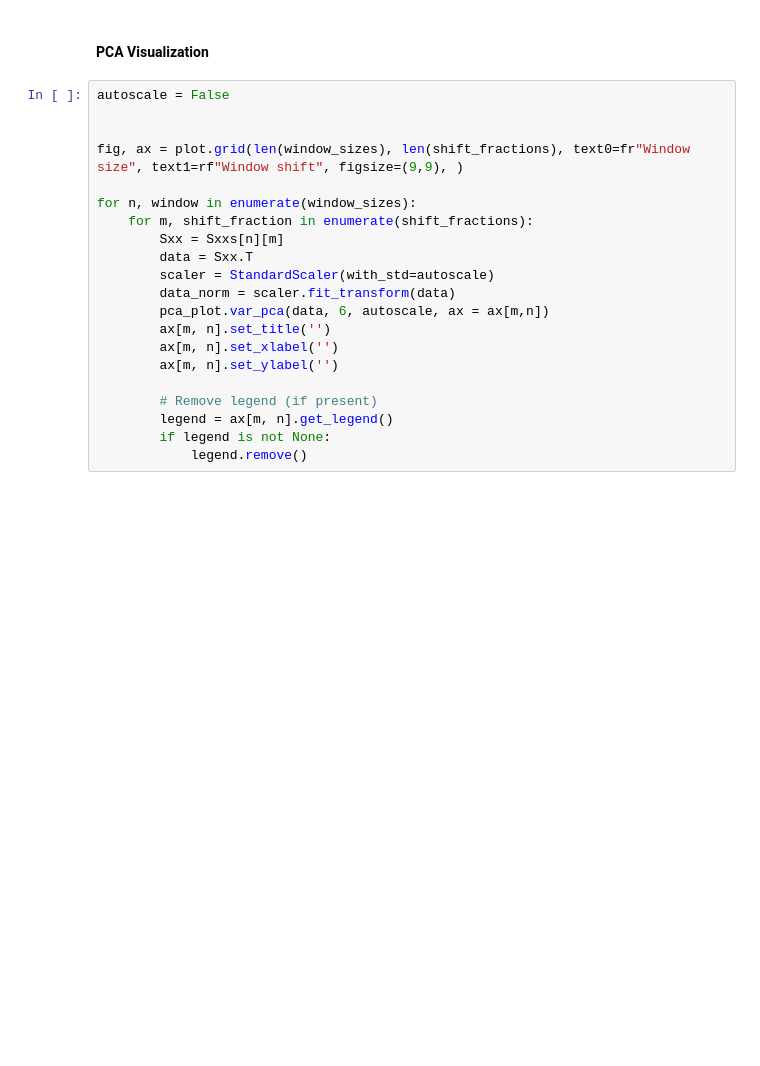
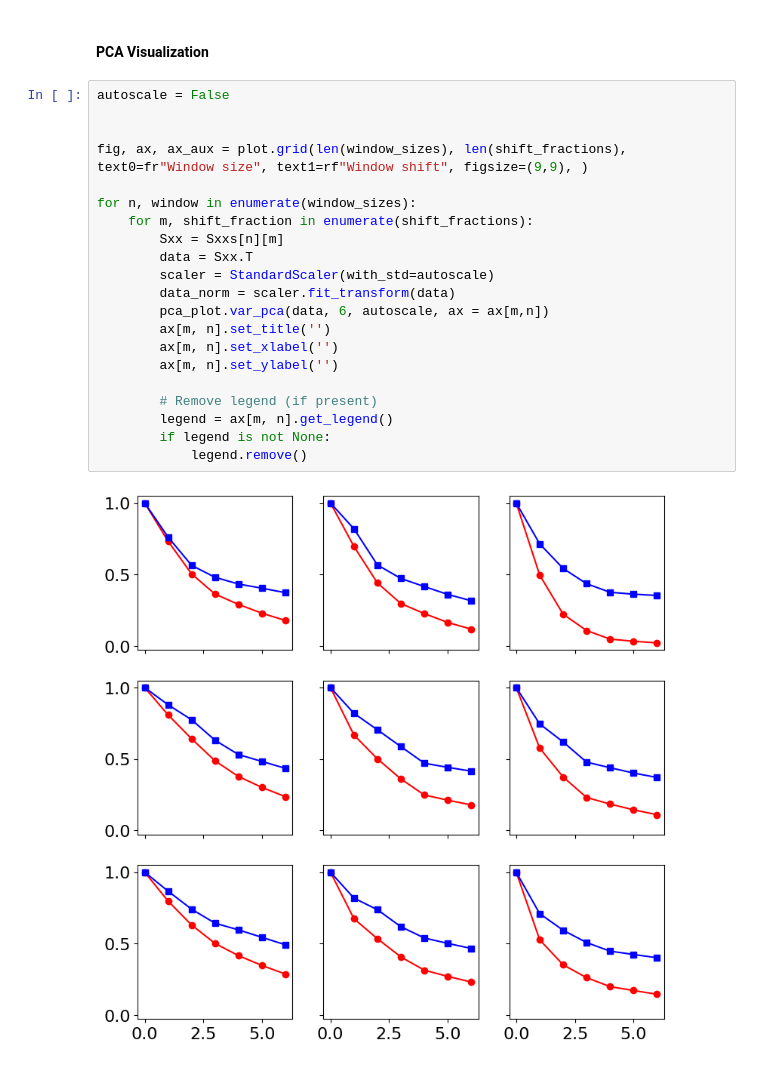
Before and after one commit to JesusGarSan/MESA, a Jupyter notebook: external/tutorials/spatial_statistics.ipynb, the cells around one changed output. Saved outputs shown, nothing was run; the diff lists cells and outputs as text; blank space fills up the shorter version.

```diff
--- a/external/tutorials/spatial_statistics.ipynb
+++ b/external/tutorials/spatial_statistics.ipynb
@@ -122,24 +253,26 @@ ax[1,0].set_ylabel("Frequency (Hz)", fontsize=16);
 # %%
 autoscale = False
 
 
-fig, ax = plot.grid(len(window_sizes), len(shift_fractions), text0=fr"Window size", text1=rf"Window shift", figsize=(9,9), )
+fig, ax, ax_aux = plot.grid(len(window_sizes), len(shift_fractions), text0=fr"Window size", text1=rf"Window shift", figsize=(9,9), )
 
 for n, window in enumerate(window_sizes):
     for m, shift_fraction in enumerate(shift_fractions):
         Sxx = Sxxs[n][m]
         data = Sxx.T
         scaler = StandardScaler(with_std=autoscale)
         data_norm = scaler.fit_transform(data)
         pca_plot.var_pca(data, 6, autoscale, ax = ax[m,n])
         ax[m, n].set_title('')
         ax[m, n].set_xlabel('')
         ax[m, n].set_ylabel('')
 
         # Remove legend (if present)
         legend = ax[m, n].get_legend()
         if legend is not None:
             legend.remove()
+# %% [output]
+[figure, added]
 # %%
 pca = PCA(n_components=2)
 
```
Also changed, not shown: parts of 6 cells of this notebook, 4 other files.
